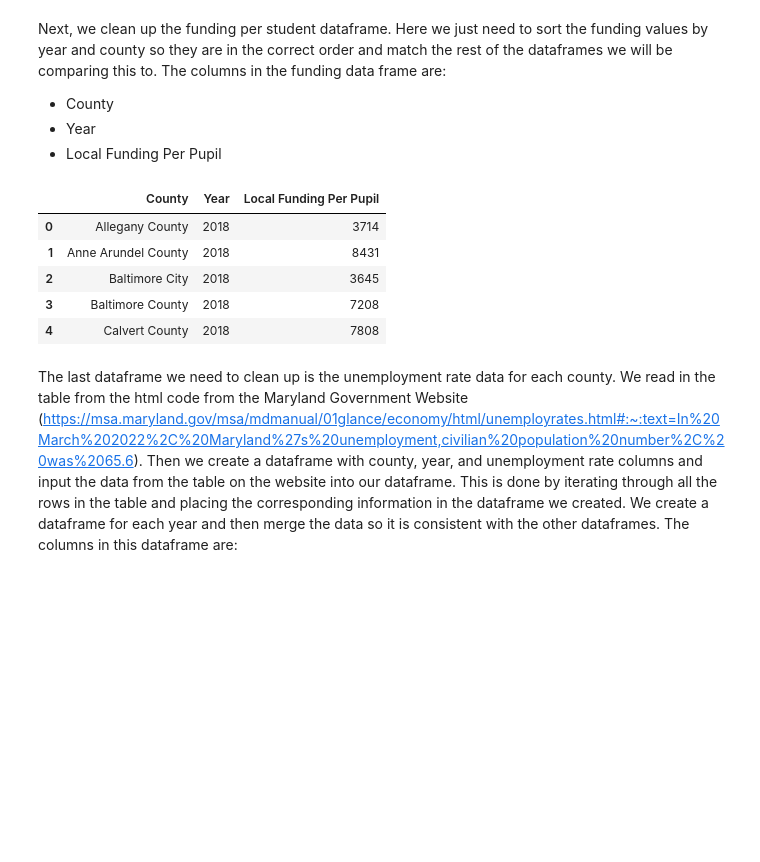
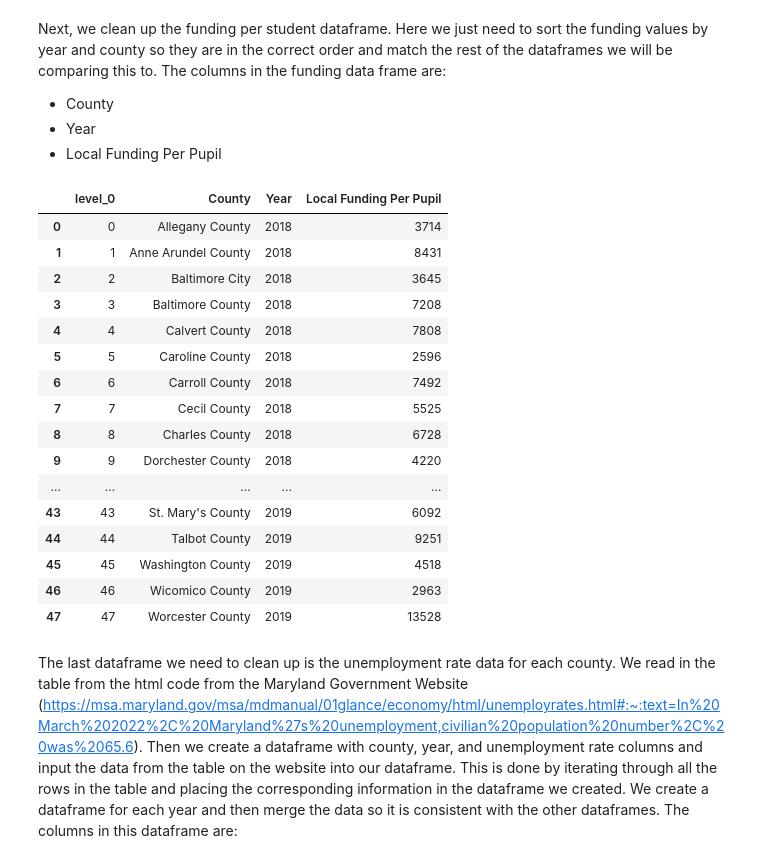
Before and after one commit to lgmueller/lgmueller.github.io, a Jupyter notebook: final-project/final-project.ipynb, the cells around one changed output. Drawn from its saved outputs; the diff is of its cells as text; code cells hidden in the pictures; blank space fills up the shorter version.

```diff
--- a/final-project/final-project.ipynb
+++ b/final-project/final-project.ipynb
@@ -243,22 +243,31 @@ Next, we clean up the funding per student dataframe. Here we just need to sort t
 # %%
 # FUNDING DATA CLEANUP
 
 # sort data by county and year
 funding_data = funding_data.sort_values(by=['Year', 'County'])
 # reset index so it starts at 0
 funding_data.reset_index(inplace=True)
 funding_df = funding_data
 # drop index column
 funding_df = funding_df.drop(columns = ['index'])
-
-funding_df.head()
 # %% [output]
-|  | County | Year | Local Funding Per Pupil |
-| 0 | Allegany County | 2018 | 3714 |
-| 1 | Anne Arundel County | 2018 | 8431 |
-| 2 | Baltimore City | 2018 | 3645 |
-| 3 | Baltimore County | 2018 | 7208 |
-| 4 | Calvert County | 2018 | 7808 |
+|  | level_0 | County | Year | Local Funding Per Pupil |
+| 0 | 0 | Allegany County | 2018 | 3714 |
+| 1 | 1 | Anne Arundel County | 2018 | 8431 |
+| 2 | 2 | Baltimore City | 2018 | 3645 |
+| 3 | 3 | Baltimore County | 2018 | 7208 |
+| 4 | 4 | Calvert County | 2018 | 7808 |
+| 5 | 5 | Caroline County | 2018 | 2596 |
+| 6 | 6 | Carroll County | 2018 | 7492 |
+| 7 | 7 | Cecil County | 2018 | 5525 |
+| 8 | 8 | Charles County | 2018 | 6728 |
+| 9 | 9 | Dorchester County | 2018 | 4220 |
+| ... | ... | ... | ... | ... |
+| 43 | 43 | St. Mary's County | 2019 | 6092 |
+| 44 | 44 | Talbot County | 2019 | 9251 |
+| 45 | 45 | Washington County | 2019 | 4518 |
+| 46 | 46 | Wicomico County | 2019 | 2963 |
+| 47 | 47 | Worcester County | 2019 | 13528 |
 # %% [markdown]
 The last dataframe we need to clean up is the unemployment rate data for each county. We read in the table from the html code from the Maryland Government Website (https://msa.maryland.gov/msa/mdmanual/01glance/economy/html/unemployrates.html#:~:text=In%20March%202022%2C%20Maryland%27s%20unemployment,civilian%20population%20number%2C%20was%2065.6). Then we create a dataframe with county, year, and unemployment rate columns and input the data from the table on the website into our dataframe. This is done by iterating through all the rows in the table and placing the corresponding information in the dataframe we created. We create a dataframe for each year and then merge the data so it is consistent with the other dataframes. The columns in this dataframe are:
 
```
Also changed, not shown: parts of 9 cells of this notebook.
